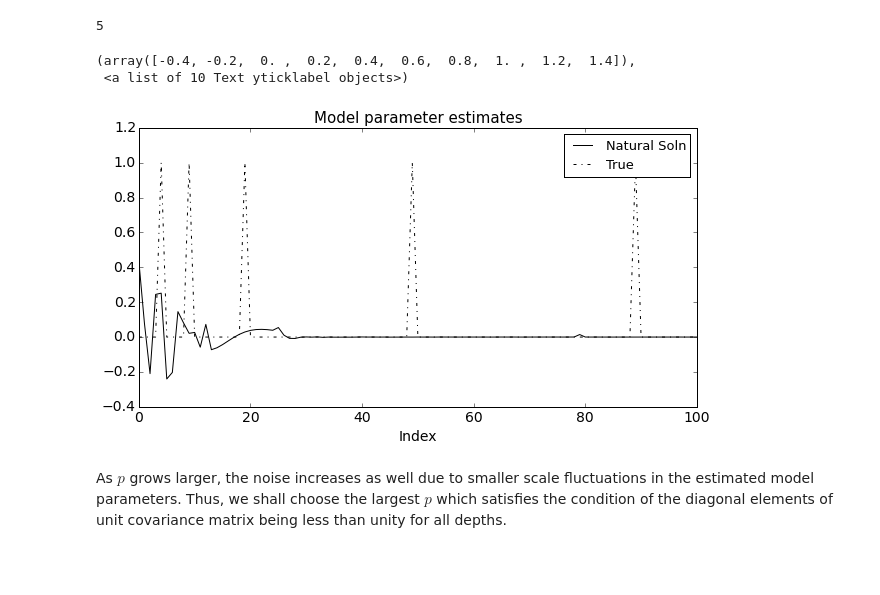
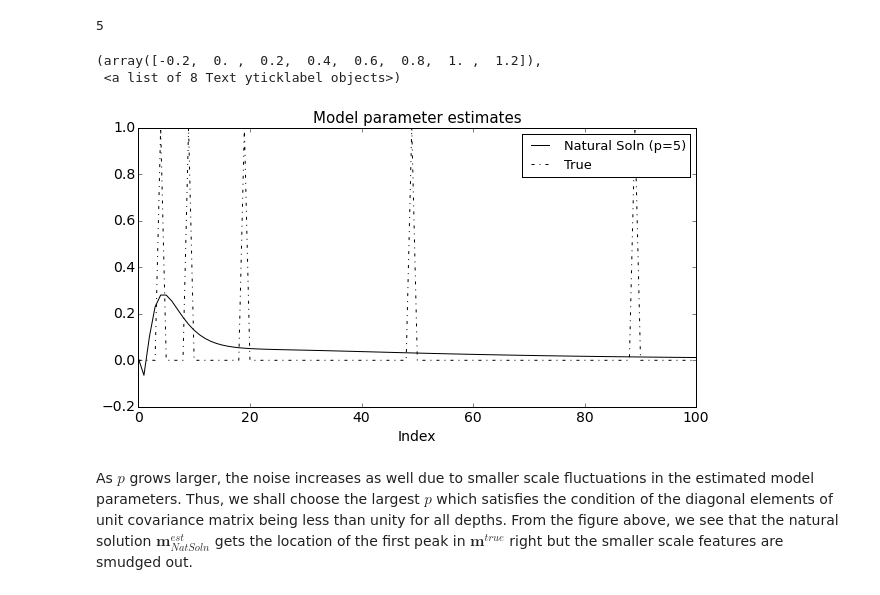
Before and after one commit to roxyboy/Geophysical-Inverse-Theory, a Jupyter notebook: GIT_HW/05GIT_HW.ipynb, the cells around one changed output. Drawn from its saved outputs; the diff is of its cells as text; code cells hidden in the pictures; blank space fills up the shorter version.

```diff
--- a/GIT_HW/05GIT_HW.ipynb
+++ b/GIT_HW/05GIT_HW.ipynb
@@ -91,8 +102,11 @@ $$\boldsymbol{m}^{est} = \boldsymbol{V}_P \boldsymbol{\Lambda}_P^{-1} \boldsymbo
 # %%
 p = 7
 Up = U[:, :p].copy()
-Vp = V[:, :p].copy()
+Vp = V.T[:, :p].copy()
 Lp = L[:p].copy()
-Lambdap1 = 1./Lp * np.identity(p)
+# Lambdap1 = 1./Lp
+# print Lambdap1.shape
 # %%
-mest_Nat = np.dot(np.dot( np.dot( Vp, Lambdap1 ), Up.T), dobs )
+# mest_Nat = np.dot(np.dot( np.dot( Vp, Lambdap1 ), Up.T), dobs )
+mest_Nat = np.dot( Vp, np.dot(Up.T, dobs) / Lp )
+print mest_Nat.shape
@@ -138,4 +156,8 @@ print Up.shape, Vp.shape, Lp.shape
 # %%
+Lambdap1 = Lp * np.identity(p)
+print Lambdap1
+
 R = np.dot(Vp, Vp.T)
-Gg = np.dot( np.dot( Vp, Lambdap1 ), Up.T )
+DatRes = np.dot(Up, Up.T)
+Gg = np.dot( np.dot( Vp, lin.inv(Lambdap1) ), Up.T )
 cov_m = np.dot( Gg, Gg.T )
@@ -187,14 +251,15 @@ The spread of the model resolution matrix is $94.0$ and the size of the covarian
 for p in range(N, -1, -1):
 
     Up = U[:, :p].copy()
-    Vp = V[:, :p].copy()
+    Vp = V.T[:, :p].copy()
     Lp = L[:p].copy()
-    Lambdap1 = 1./Lp * np.identity(p)
+    Lambdap1 = Lp * np.identity(p)
 
-    mest_Nat = np.dot(np.dot( np.dot( Vp, Lambdap1 ), Up.T), dobs )
+    mest_Nat = np.dot( Vp, np.dot(Up.T, dobs) / Lp )
 
     R = np.dot(Vp, Vp.T)
-    Gg = np.dot( np.dot( Vp, Lambdap1 ), Up.T )
+    DatRes = np.dot(Up, Up.T)
+    Gg = np.dot( np.dot( Vp, lin.inv(Lambdap1) ), Up.T )
     cov_m = np.dot( Gg, Gg.T )
 
     spR = ( (R - np.identity(M))**2 ).sum()
@@ -209,20 +274,20 @@ for p in range(N, -1, -1):
 # %%
 fig = plt.figure(figsize=(10,5))
 
 ax = plt.gca()
-ax.plot(mest_Nat, 'k', label=r'Natural Soln')
+ax.plot(mest_Nat, 'k', label=r'Natural Soln (p=5)')
 ax.plot(mtrue, 'k-.', label=r'True')
 ax.set_title(r'Model parameter estimates', fontsize=15)
 ax.set_xlabel(r'Index', fontsize=14)
 plt.legend(loc='upper right', fontsize=13)
 plt.xticks(fontsize=14)
 plt.yticks(fontsize=14)
 # %% [output]
-(array([-0.4, -0.2,  0. ,  0.2,  0.4,  0.6,  0.8,  1. ,  1.2,  1.4]),
- <a list of 10 Text yticklabel objects>)
+(array([-0.2,  0. ,  0.2,  0.4,  0.6,  0.8,  1. ,  1.2]),
+ <a list of 8 Text yticklabel objects>)
-[figure, old version]
+[figure, new version]
 # %% [markdown]
-As $p$ grows larger, the noise increases as well due to smaller scale fluctuations in the estimated model parameters. Thus, we shall choose the largest $p$ which satisfies the condition of the diagonal elements of unit covariance matrix being less than unity for all depths.
+As $p$ grows larger, the noise increases as well due to smaller scale fluctuations in the estimated model parameters. Thus, we shall choose the largest $p$ which satisfies the condition of the diagonal elements of unit covariance matrix being less than unity for all depths. From the figure above, we see that the natural solution $\boldsymbol{m}^{est}_{NatSoln}$ gets the location of the first peak in $\boldsymbol{m}^{true}$ right but the smaller scale features are smudged out.
 # %%
 spR = ( (R - np.identity(M))**2 ).sum()
 szm = ( np.diagonal(cov_m) ).sum()
```
Also changed, not shown: parts of 20 cells of this notebook.
